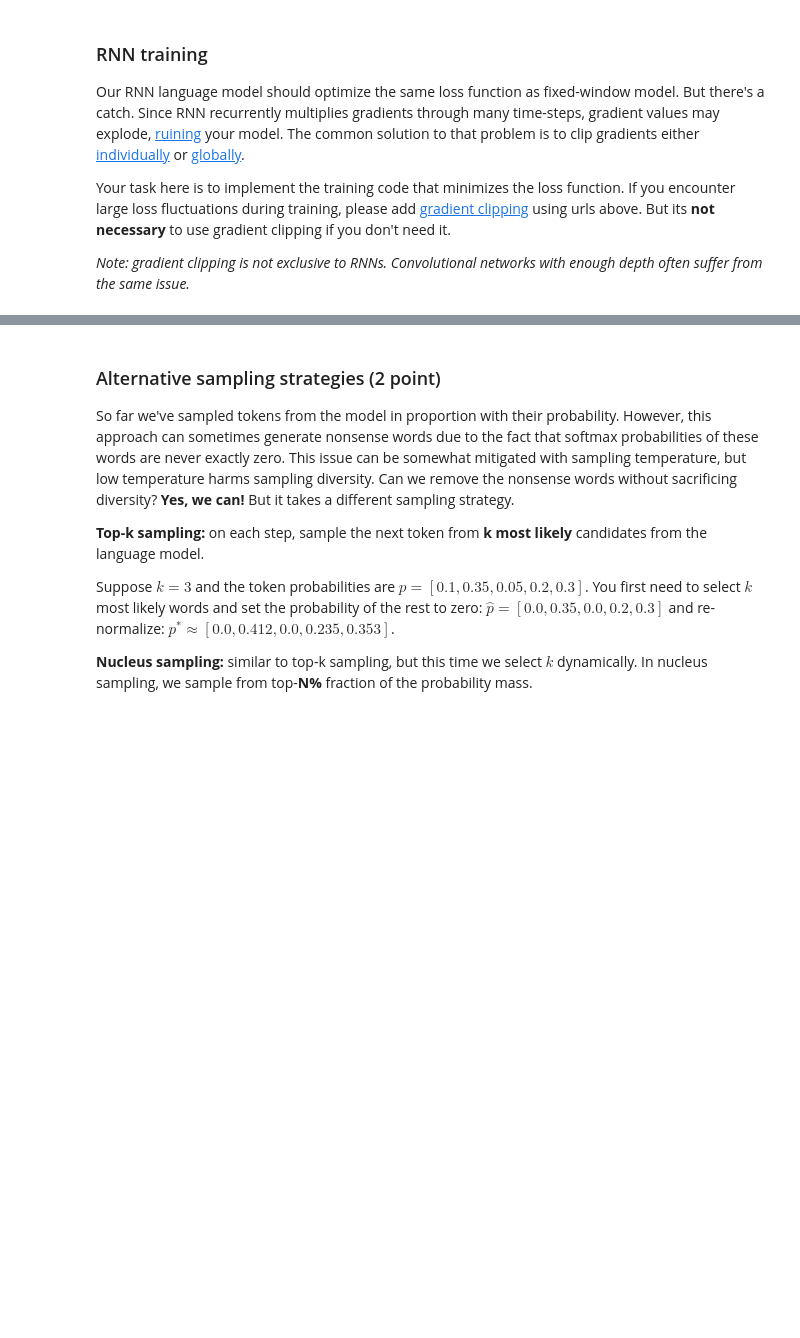
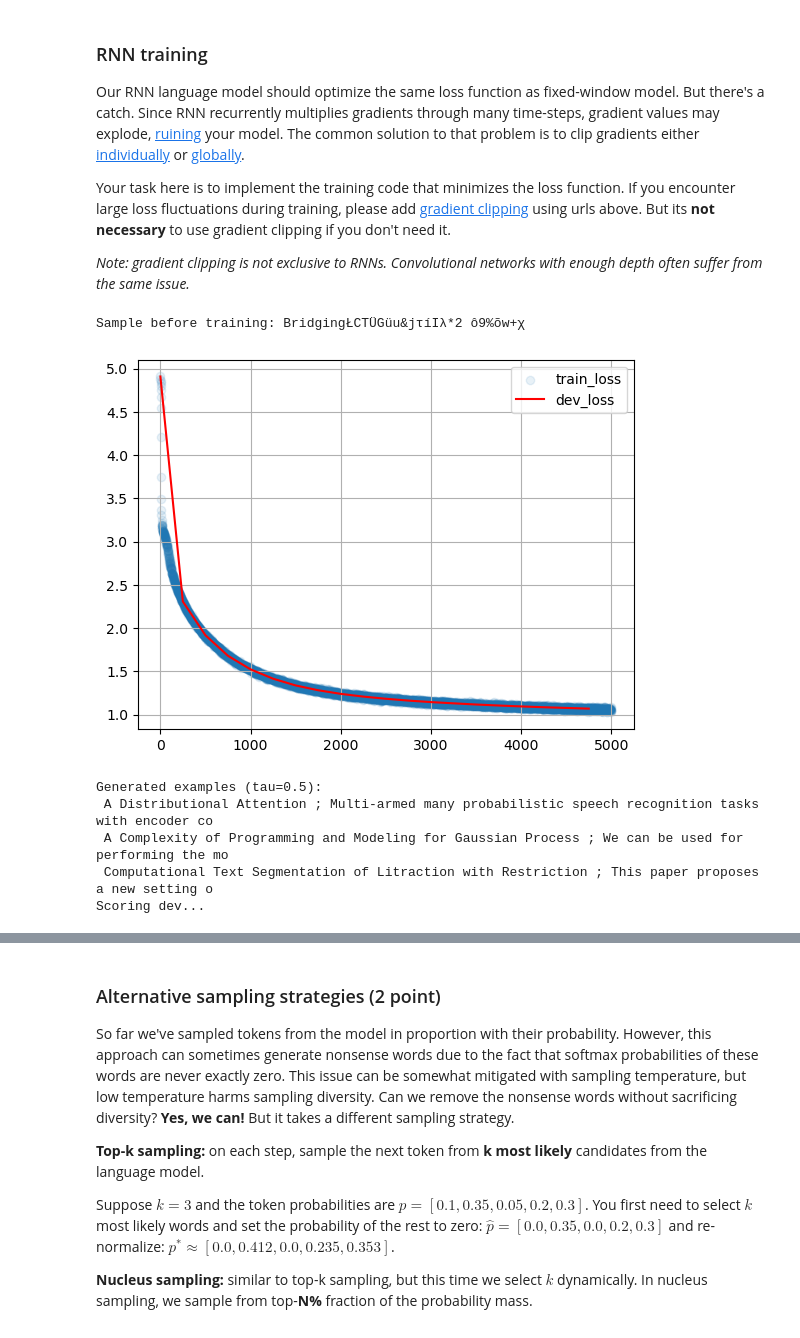
Before and after one commit to sac8579/llm, a Jupyter notebook: hw3/homework_03.ipynb, the cells around one changed output, grey strips where cells are left out. Drawn from its saved outputs; the diff is of its cells as text; code cells hidden in the pictures; blank space fills up the shorter version.

```diff
--- a/hw3/homework_03.ipynb
+++ b/hw3/homework_03.ipynb
@@ -173,7 +204,7 @@ def compute_loss(model, input_ix):
     :param input ix: int32 matrix of tokens, shape: [batch_size, length]; padded with eos_ix
     :returns: scalar loss function, mean crossentropy over non-eos tokens
     """
-    input_ix = torch.as_tensor(input_ix, dtype=torch.int64)
+    input_ix = torch.as_tensor(input_ix, dtype=torch.int64).to(device=device)
 
 
     logits = model(input_ix[:, :-1])
@@ -183,8 +214,10 @@ def compute_loss(model, input_ix):
     # your loss should only be computed on actual tokens, excluding padding
     # predicting actual tokens and first EOS do count. Subsequent EOS-es don't
     # you may or may not want to use the compute_mask function from above.
+    loss = F.cross_entropy(logits.permute(0, 2, 1), reference_answers, reduction='none')
+    mask = (reference_answers != token_to_id[EOS]).float()
 
-    <YOUR CODE>
-
-    return <YOUR CODE: return scalar loss>
+    masked_loss = loss * mask
+    mean_loss = masked_loss.sum() / mask.sum()
+    return mean_loss
 # %%
@@ -311,12 +367,9 @@ class RNNLanguageModel(nn.Module):
          Also, please read the docs carefully: they don't just return what you want them to return :)
         """
         super().__init__() # initialize base class to track sub-layers, trainable variables, etc.
-
-        # YOUR CODE - create layers/variables/etc
-
-        <...>
-
-        #END OF YOUR CODE
+        self.emb = nn.Embedding(n_tokens, emb_size)
+        self.rnn = nn.LSTM(emb_size, hid_size, batch_first=True)
+        self.fc = nn.Linear(hid_size, n_tokens)
 
     def __call__(self, input_ix):
         """
@@ -325,12 +378,14 @@ class RNNLanguageModel(nn.Module):
         :returns: pre-softmax linear outputs of language model [batch_size, sequence_length, n_tokens]
             these outputs will be used as logits to compute P(x_t | x_0, ..., x_{t - 1})
         """
-        # YOUR CODE - apply layers, see docstring above
-        return <...> # output tensor should be of shape [batch_size, sequence_length, n_tokens]
+        x = self.emb(input_ix)
+        x, _ = self.rnn(x)
+        x = self.fc(x)
+        return x
 
     def get_possible_next_tokens(self, prefix=BOS, temperature=1.0, max_len=100):
         """ :returns: probabilities of next token, dict {token : prob} for all tokens """
-        prefix_ix = torch.as_tensor(to_matrix([prefix]), dtype=torch.int64)
+        prefix_ix = torch.as_tensor(to_matrix([prefix]), dtype=torch.int64).to(device=device)
         with torch.no_grad():
             probs = torch.softmax(self(prefix_ix)[0, -1], dim=-1).cpu().numpy()  # shape: [n_tokens]
         return dict(zip(tokens, probs))
@@ -362,41 +419,59 @@ Your task here is to implement the training code that minimizes the loss functio
 
 _Note: gradient clipping is not exclusive to RNNs. Convolutional networks with enough depth often suffer from the same issue._
 # %%
-batch_size = 64         # <-- please tune batch size to fit your CPU/GPU configuration
+batch_size = 256         # <-- please tune batch size to fit your CPU/GPU configuration
 score_dev_every = 250
 train_history, dev_history = [], []
 
-model = <YOUR CODE HERE>
+model = RNNLanguageModel().to(device=device)
 opt = torch.optim.Adam(model.parameters())
 
 # score untrained model
 dev_history.append((0, score_lines(model, dev_lines, batch_size)))
 print("Sample before training:", generate(model, 'Bridging'))
+# %% [output]
+Sample before training: BridgingŁCTÜGüu&jτíIλ*2 ô9%õw+χ
 # %%
 from IPython.display import clear_output
 from random import sample
 from tqdm import trange
 
 for i in trange(len(train_history), 5000):
     batch = to_matrix(sample(train_lines, batch_size))
+    batch = torch.as_tensor(batch, dtype=torch.int64).to(device=device)
 
-    <YOUR CODE - one step of the training loop for your RNN model>
+    opt.zero_grad()
 
-    loss_i = <...>
+    logits = model(batch[:, :-1])
+    reference_answers = batch[:, 1:]
 
+    # compute loss, just like before
+    loss = F.cross_entropy(logits.permute(0, 2, 1), reference_answers, reduction='mean')
+    loss.backward()
+
+    opt.step()
+
+    loss_i = loss.item()
     train_history.append((i, float(loss_i)))
 
     if (i + 1) % 50 == 0:
         clear_output(True)
         plt.scatter(*zip(*train_history), alpha=0.1, label='train_loss')
         if len(dev_history):
             plt.plot(*zip(*dev_history), color='red', label='dev_loss')
         plt.legend(); plt.grid(); plt.show()
         print("Generated examples (tau=0.5):")
         for _ in range(3):
             print(generate(model, temperature=0.5))
 
     if (i + 1) % score_dev_every == 0:
         print("Scoring dev...")
         dev_history.append((i, score_lines(model, dev_lines, batch_size)))
         print('#%i Dev loss: %.3f' % dev_history[-1])
+# %% [output]
+[figure, added]
+Generated examples (tau=0.5):
+ A Distributional Attention ; Multi-armed many probabilistic speech recognition tasks with encoder co
+ A Complexity of Programming and Modeling for Gaussian Process ; We can be used for performing the mo
+ Computational Text Segmentation of Litraction with Restriction ; This paper proposes a new setting o
+Scoring dev...
```
Also changed, not shown: parts of 27 cells of this notebook, 4 other files.
